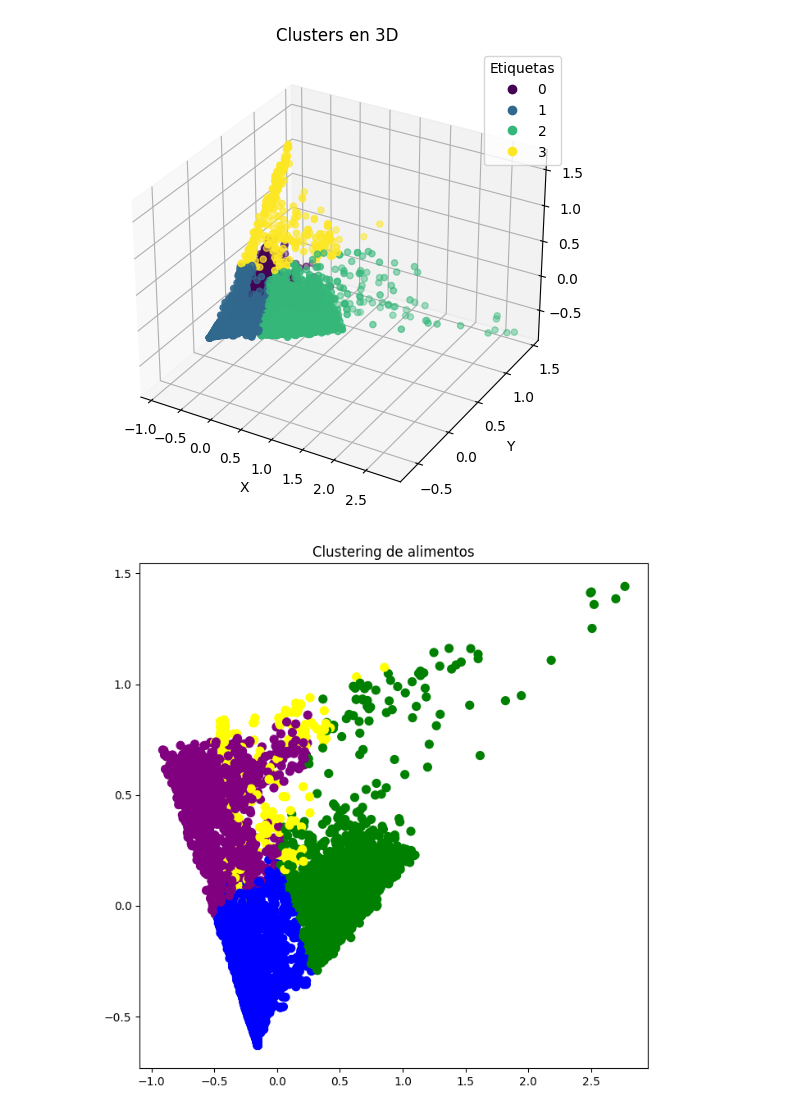
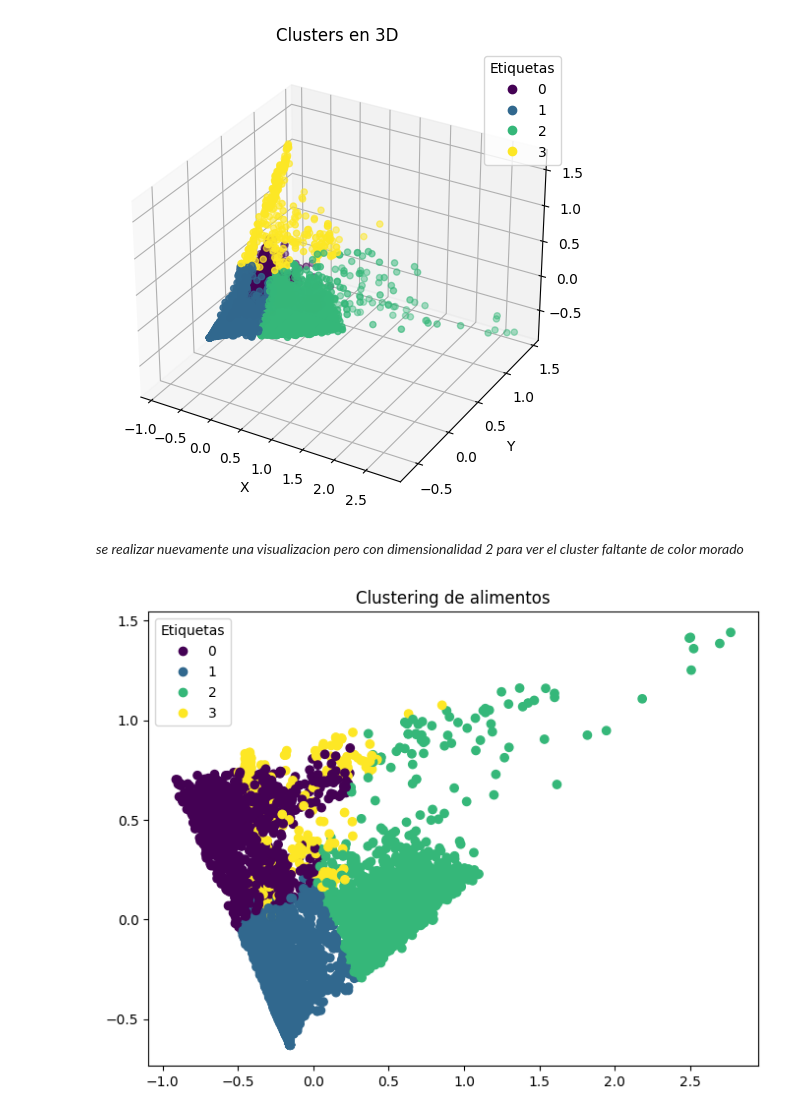
Before and after one commit to EduardoPalma/ClusteringFood, a Jupyter notebook: clustering_de_alimentos.ipynb, the cells around one changed output. Saved outputs shown, nothing was run; the diff lists cells and outputs as text; code cells hidden in the pictures.

Commit message:
actualizacion de graficas de clustering

```diff
--- a/clustering_de_alimentos.ipynb
+++ b/clustering_de_alimentos.ipynb
@@ -231,15 +231,22 @@ ax.legend(*scatter.legend_elements(), title='Etiquetas')
 plt.show()
 # %% [output]
 [figure]
+# %% [markdown]
+*se realizar nuevamente una visualizacion pero con dimensionalidad 2 para ver el cluster faltante de color morado*
 # %%
-fig =  plt.figure(figsize = (8,8))
+x = df_alimentos_labels['componente 1']
+y = df_alimentos_labels['componente 2']
+labels = df_alimentos_labels['kmeans_label']
 
-ax = fig.add_subplot(1,1,1)
+fig = plt.figure(figsize=(8, 6))
+ax = fig.add_subplot(1, 1, 1)
 ax.set_title("Clustering de alimentos")
 
-colors = np.array(["purple", "blue","green", "yellow"])
-ax.scatter(x = df_alimentos_labels['componente 1'], y = df_alimentos_labels['componente 2'],
-           c= colors[df_alimentos_labels['kmeans_label']], s= 50 )
+
+scatter = ax.scatter(x=x, y=y, c=labels,cmap='viridis')
+
+ax.legend(*scatter.legend_elements(), title='Etiquetas')
+
 plt.show()
 # %% [output]
-[figure, old version]
+[figure, new version]
```
Also changed, not shown: parts of 1 cell of this notebook.
